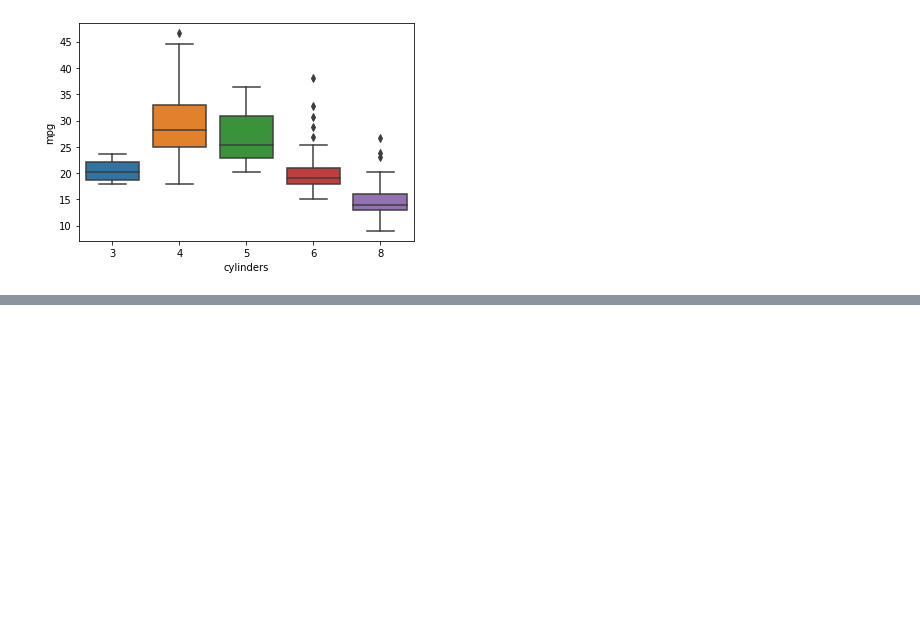
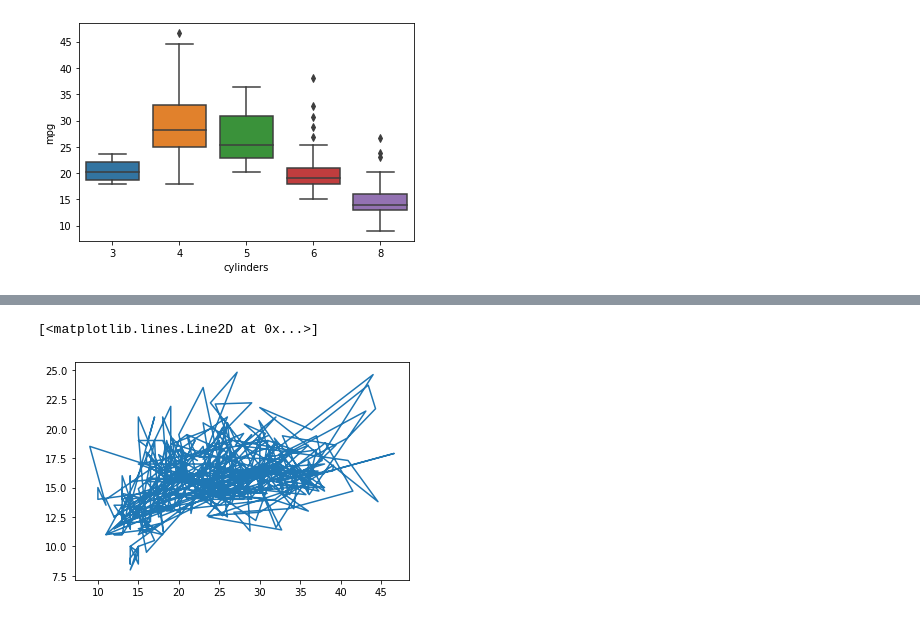
Before and after one commit to kajal-1402-yadav/Python-2, a Jupyter notebook: pandas.ipynb, the cells around one changed output, grey strips where cells are left out. Saved outputs shown, nothing was run; the diff lists cells and outputs as text; code cells hidden in the pictures; blank space fills up the shorter version.

```diff
--- a/pandas.ipynb
+++ b/pandas.ipynb
@@ -633,0 +660,5 @@ sns.boxplot(x=df.cylinders,y=df.mpg,data=df)
+# %%
+plt.plot(df['mpg'],df['acceleration'])
+# %% [output]
+[<matplotlib.lines.Line2D at 0x...>]
+[figure, added]
```
Also changed, not shown: parts of 17 cells of this notebook.
